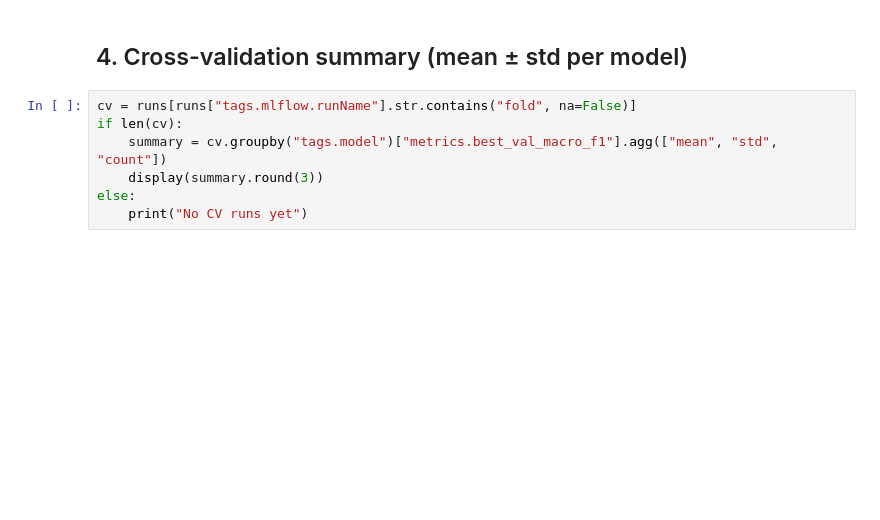
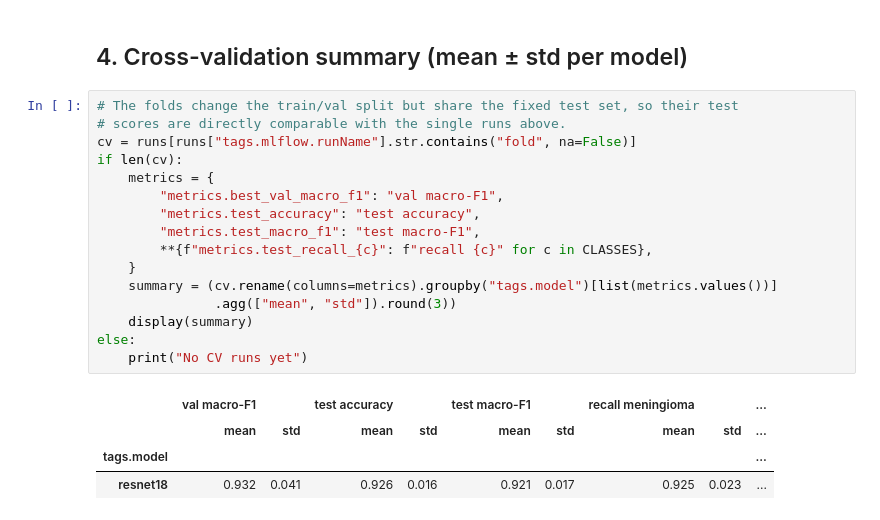
Before and after one commit to Yassminefeki/brain-tumor-mlops, a Jupyter notebook: notebooks/03_results_analysis.ipynb, the cells around one changed output. Saved outputs shown, nothing was run; the diff lists cells and outputs as text; blank space fills up the shorter version.

```diff
--- a/notebooks/03_results_analysis.ipynb
+++ b/notebooks/03_results_analysis.ipynb
@@ -86,9 +159,23 @@ display(leak[["run", "model", "split", "test accuracy", "test macro-F1"]].round(
 # %% [markdown]
 ## 4. Cross-validation summary (mean ± std per model)
 # %%
+# The folds change the train/val split but share the fixed test set, so their test
+# scores are directly comparable with the single runs above.
 cv = runs[runs["tags.mlflow.runName"].str.contains("fold", na=False)]
 if len(cv):
-    summary = cv.groupby("tags.model")["metrics.best_val_macro_f1"].agg(["mean", "std", "count"])
-    display(summary.round(3))
+    metrics = {
+        "metrics.best_val_macro_f1": "val macro-F1",
+        "metrics.test_accuracy": "test accuracy",
+        "metrics.test_macro_f1": "test macro-F1",
+        **{f"metrics.test_recall_{c}": f"recall {c}" for c in CLASSES},
+    }
+    summary = (cv.rename(columns=metrics).groupby("tags.model")[list(metrics.values())]
+               .agg(["mean", "std"]).round(3))
+    display(summary)
 else:
     print("No CV runs yet")
+# %% [output]
+|  | val macro-F1 |  | test accuracy |  | test macro-F1 |  | recall meningioma |  | ... |
+|  | mean | std | mean | std | mean | std | mean | std | ... |
+| tags.model |  |  |  |  |  |  |  |  | ... |
+| resnet18 | 0.932 | 0.041 | 0.926 | 0.016 | 0.921 | 0.017 | 0.925 | 0.023 | ... |
```
Also changed, not shown: parts of 4 cells of this notebook, 7 other files.
